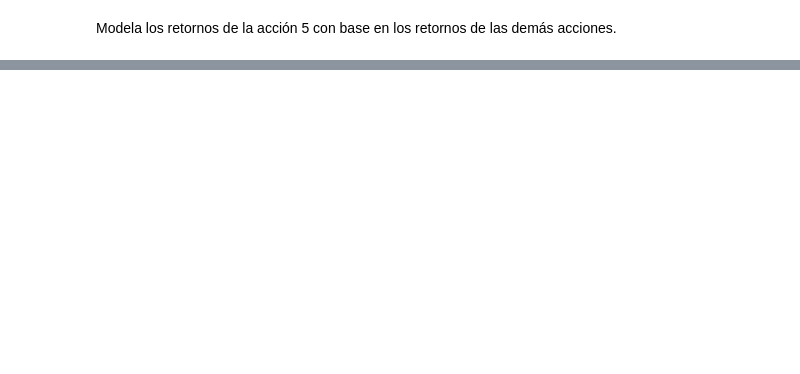
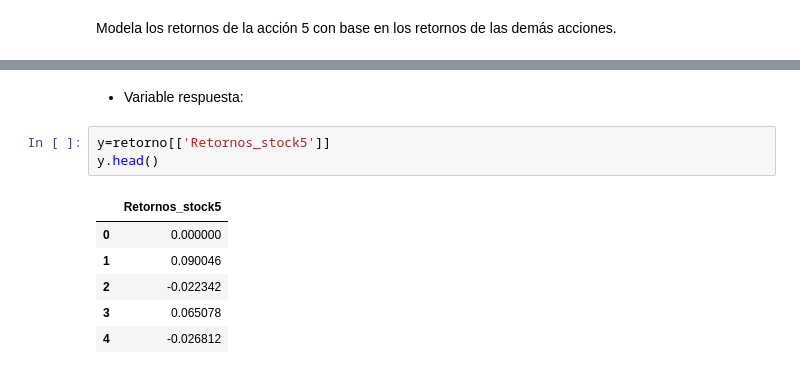
Before and after one commit to vanebertel/TALENTO_B_2024, a Jupyter notebook: _sources/notebooks.ipynb, the cells around one changed output, grey strips where cells are left out. Saved outputs shown, nothing was run; the diff lists cells and outputs as text; blank space fills up the shorter version.

```diff
--- a/_sources/notebooks.ipynb
+++ b/_sources/notebooks.ipynb
@@ -656,0 +624,12 @@ Modela los retornos de la acción 5 con base en los retornos de las demás accio
+# %% [markdown]
+- Variable respuesta:
+# %%
+y=retorno[['Retornos_stock5']]
+y.head()
+# %% [output]
+|  | Retornos_stock5 |
+| 0 | 0.000000 |
+| 1 | 0.090046 |
+| 2 | -0.022342 |
+| 3 | 0.065078 |
+| 4 | -0.026812 |
```
Also changed, not shown: parts of 37 cells of this notebook, 6 other files.
